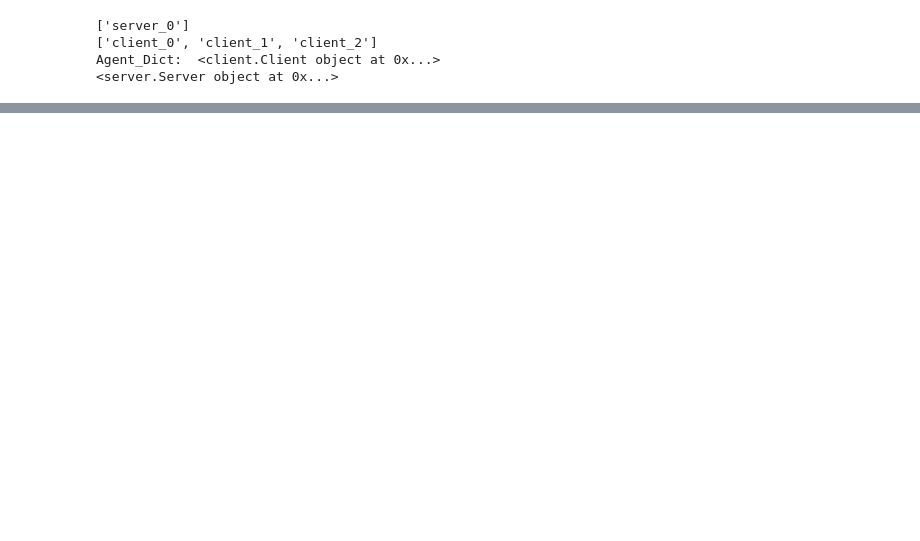
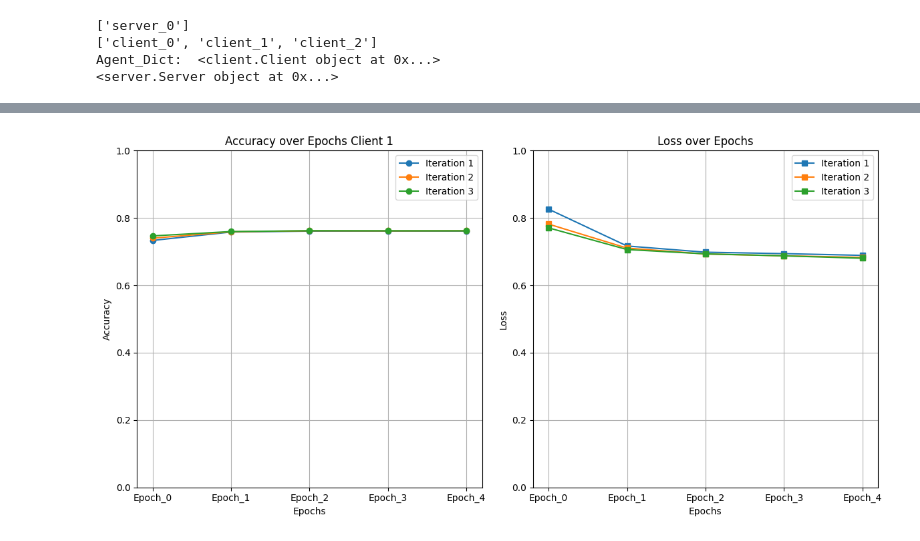
Before and after one commit to VoNhtHoang/Enhancing-Privacy-Preservation-of-Federated-Learning-for-IDS, a Jupyter notebook: CNN_Init_FL_simulation.ipynb, the cells around one changed output, grey strips where cells are left out. Drawn from its saved outputs; the diff is of its cells as text; code cells hidden in the pictures; blank space fills up the shorter version.

```diff
--- a/CNN_Init_FL_simulation.ipynb
+++ b/CNN_Init_FL_simulation.ipynb
@@ -63,15 +63,9 @@ for dff in df:
     test_dfs.append(test_df)
 
 
-# train_gen1 = dask_to_tf_dataset(train_df1, 512, 10).repeat()
-# train_gen2 = dask_to_tf_dataset(train_df2, 512, 10).repeat()
-# train_gen3 = dask_to_tf_dataset(train_df3, 512, 10).repeat()
-train_gens = [dask_to_tf_dataset(train_df, 512, 10).repeat() for train_df in train_dfs]
+train_gens = [dask_to_tf_dataset(train_df, 512, 11).repeat() for train_df in train_dfs]
 
-# test_gen1 = dask_to_tf_dataset(test_df1, 512, 10).repeat()
-# test_gen2 = dask_to_tf_dataset(test_df2, 512, 10).repeat()
-# test_gen3 = dask_to_tf_dataset(test_df3, 512, 10).repeat()
-test_gens = [dask_to_tf_dataset(test_df , 512, 10).repeat() for test_df in test_dfs]
+test_gens = [dask_to_tf_dataset(test_df , 512, 11) for test_df in test_dfs]
 # %%
 import datetime
 import numpy as np
@@ -135,0 +157,9 @@ Epoch 1/5
+# %%
+tempdirs = ["D:/DoAnChuyenNganh_Train/client_0_log/22h08p__25-03-2025/", "D:/DoAnChuyenNganh_Train/client_1_log/22h08p__25-03-2025/",  "D:/DoAnChuyenNganh_Train/client_2_log/22h08p__25-03-2025/"]
+
+
+model_names =["model_1.h5", "model_2.h5", "model_3.h5"]
+models = {}
+
+for i, client_name in enumerate(active_clients_list):
+    models[client_name] = [load_model(tempdirs[i]+model_name) for model_name in model_names]
@@ -135,0 +468,60 @@ Epoch 1/5
+# %%
+# Client_0
+import matplotlib.pyplot as plt
+import numpy as np
+
+file_dir= "client_0_log/22h08p__25-03-2025/"
+file_names = ["Iteration_1.csv" ,"Iteration_2.csv", "Iteration_3.csv"]
+
+import pandas as pd
+import matplotlib.pyplot as plt
+
+accuracy= []
+loss = []
+epochs = ["Epoch_"+str(i) for i in range(5)]
+for i, file_name in enumerate(file_names):
+    # Đọc file CSV
+    df = pd.read_csv(file_dir + file_name)  # Đổi tên file nếu cần
+
+    # Chuyển "NA" thành NaN và xử lý nếu cần
+    df.replace("NA", None, inplace=True)
+
+      # Đảm bảo epoch là số nguyên
+    df["accuracy"] = df["accuracy"].astype(float)
+    df["loss"] = df["loss"].astype(float)
+    accuracy.append(df["accuracy"])
+    loss.append(df["loss"])
+    print("Iteration "+str(i)+": ")
+    for epoch_index,  epoch in enumerate(epochs):
+        print(epoch + f": Accuracy: {df['accuracy'][epoch_index]} \t Loss: {df['loss'][epoch_index]}")
+
+plt.figure(figsize=(12, 6))
+
+# Vẽ Accuracy
+plt.subplot(1,2,1)
+for i in range(3):
+    plt.plot(epochs, accuracy[i], marker="o", linestyle="-", label=f"Iteration {i+1}")
+
+plt.title("Accuracy over Epochs Client 1")
+plt.xlabel("Epochs")
+plt.ylabel("Accuracy")
+plt.ylim(0, 1)
+plt.legend()
+plt.grid(True)
+
+# Vẽ Loss
+plt.subplot(1, 2, 2)
+for i in range(3):
+    plt.plot(epochs, loss[i], marker="s", linestyle="-", label=f"Iteration {i+1}")
+
+plt.title("Loss over Epochs")
+plt.xlabel("Epochs")
+plt.ylabel("Loss")
+plt.ylim(0, 1)
+plt.legend()
+plt.grid(True)
+
+# Hiển thị biểu đồ
+plt.tight_layout()
+plt.show()
+# %% [output]
@@ -135,0 +546 @@ Epoch 1/5
+[figure, added]
```
Also changed, not shown: parts of 11 cells of this notebook, 20 other files.
